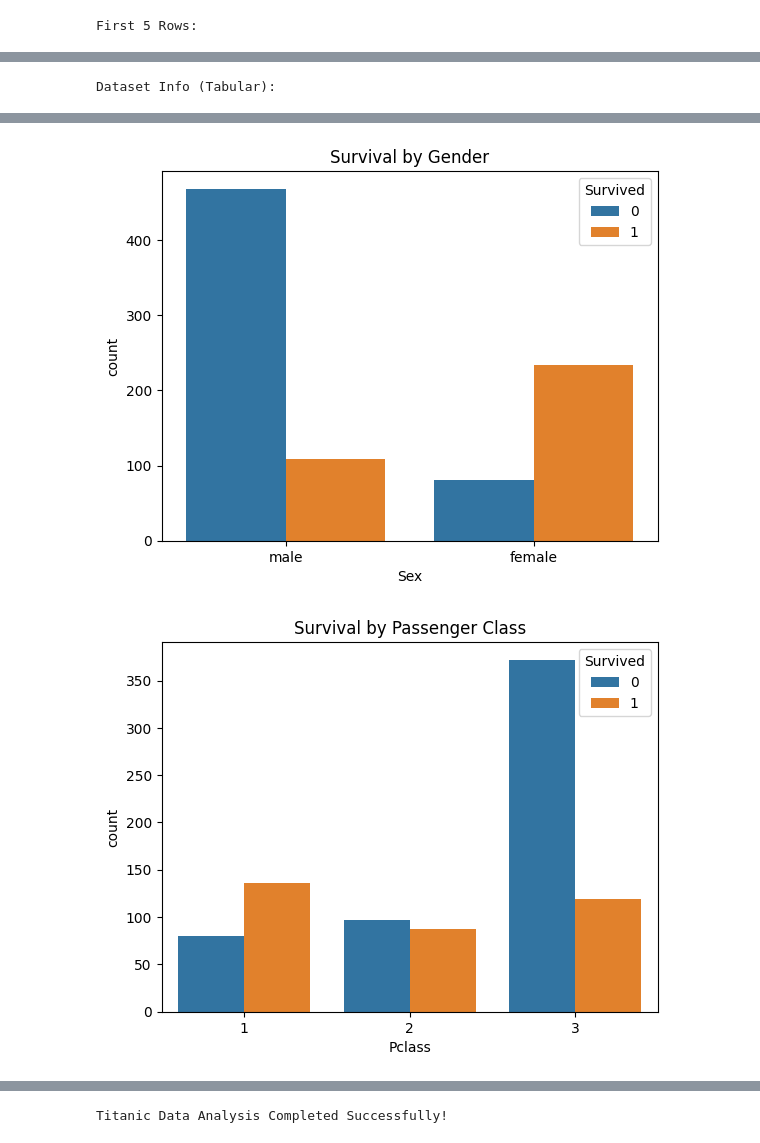
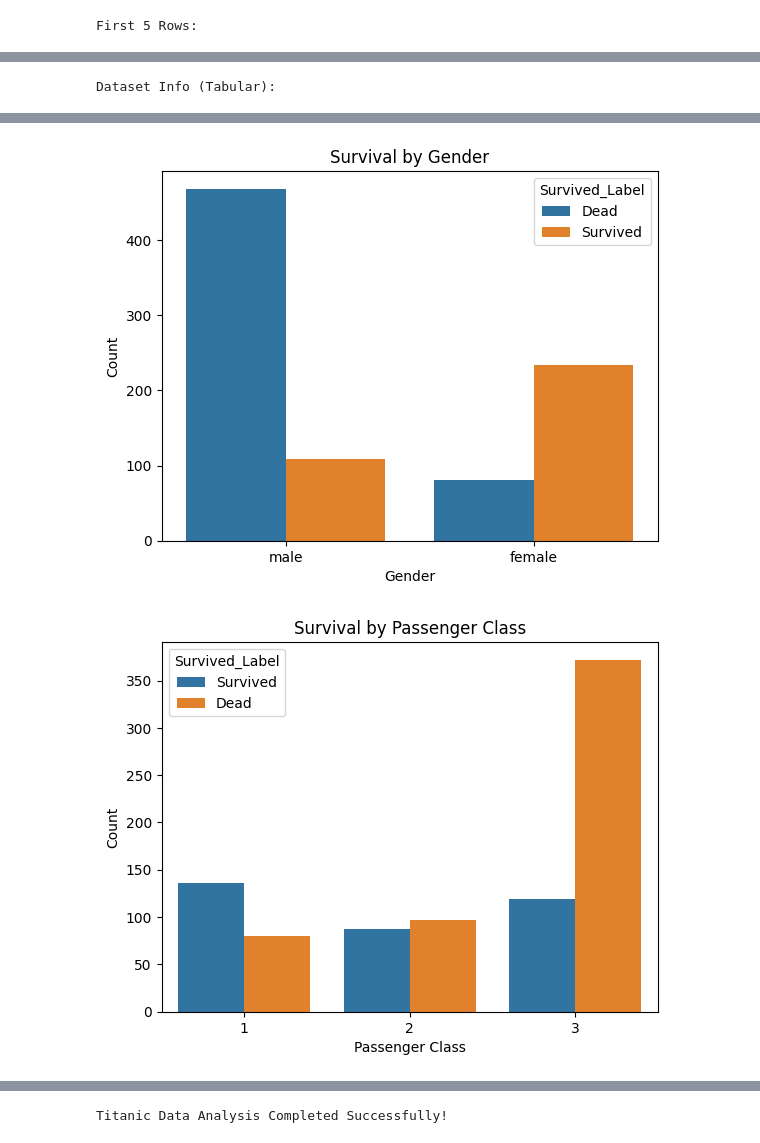
Before and after one commit to Devendra-006/Data_Science_Lab, a Jupyter notebook: Exp6.ipynb, the cells around one changed output, grey strips where cells are left out. Saved outputs shown, nothing was run; the diff lists cells and outputs as text; code cells hidden in the pictures.

```diff
--- a/Exp6.ipynb
+++ b/Exp6.ipynb
@@ -44,28 +44,39 @@ print(df.isnull().sum())
 
 # Step 7: Data Visualization
 
+# Create a new column for clearer labels in plots
+df['Survived_Label'] = df['Survived'].map({0: 'Dead', 1: 'Survived'})
+
 # 1 Survival Count
 plt.figure()
-sns.countplot(x='Survived', data=df)
+sns.countplot(x='Survived_Label', data=df)
 plt.title("Survival Count")
+plt.xlabel("Survival Status") # Added for clarity
 plt.show()
 
 # 2 Survival by Gender
 plt.figure()
-sns.countplot(x='Sex', hue='Survived', data=df)
+sns.countplot(x='Sex', hue='Survived_Label', data=df)
 plt.title("Survival by Gender")
+plt.xlabel("Gender") # Added for clarity
+plt.ylabel("Count") # Added for clarity
 plt.show()
 
 # 3 Survival by Passenger Class
 plt.figure()
-sns.countplot(x='Pclass', hue='Survived', data=df)
+sns.countplot(x='Pclass', hue='Survived_Label', data=df)
 plt.title("Survival by Passenger Class")
+plt.xlabel("Passenger Class") # Added for clarity
+plt.ylabel("Count") # Added for clarity
 plt.show()
 
-# 4 Age Distribution
+# 4 Age Distribution by Survival
 plt.figure()
-sns.histplot(df['Age'], bins=30, kde=True)
-plt.title("Age Distribution")
+sns.histplot(data=df, x='Age', hue='Survived_Label', bins=30, kde=True, multiple='stack') # Added hue and multiple='stack'
+plt.title("Age Distribution by Survival")
+plt.xlabel("Age") # Added for clarity
+plt.ylabel("Frequency") # Added for clarity
+plt.legend(title='Survival Status') # Added legend title
 plt.show()
 
 print("\nTitanic Data Analysis Completed Successfully!")
@@ -112,2 +123,2 @@ dtype: int64
-[figure, old version]
+[figure, new version]
-[figure, old version]
+[figure, new version]
```
Also changed, not shown: parts of 1 cell of this notebook.
